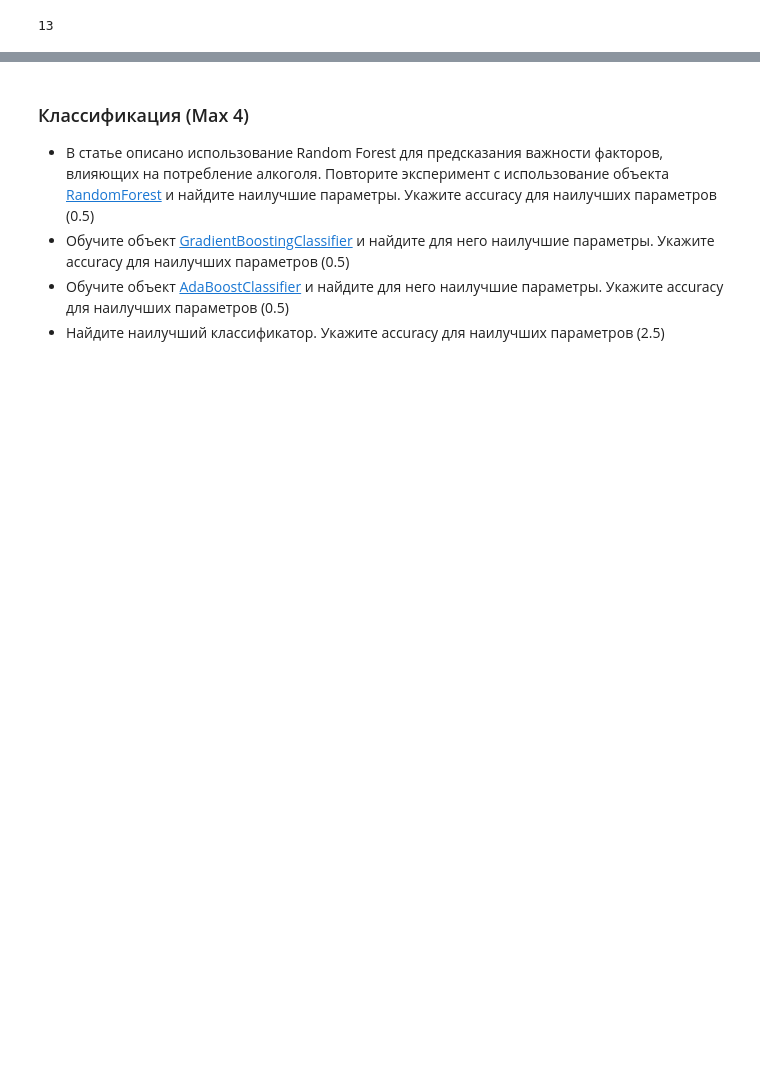
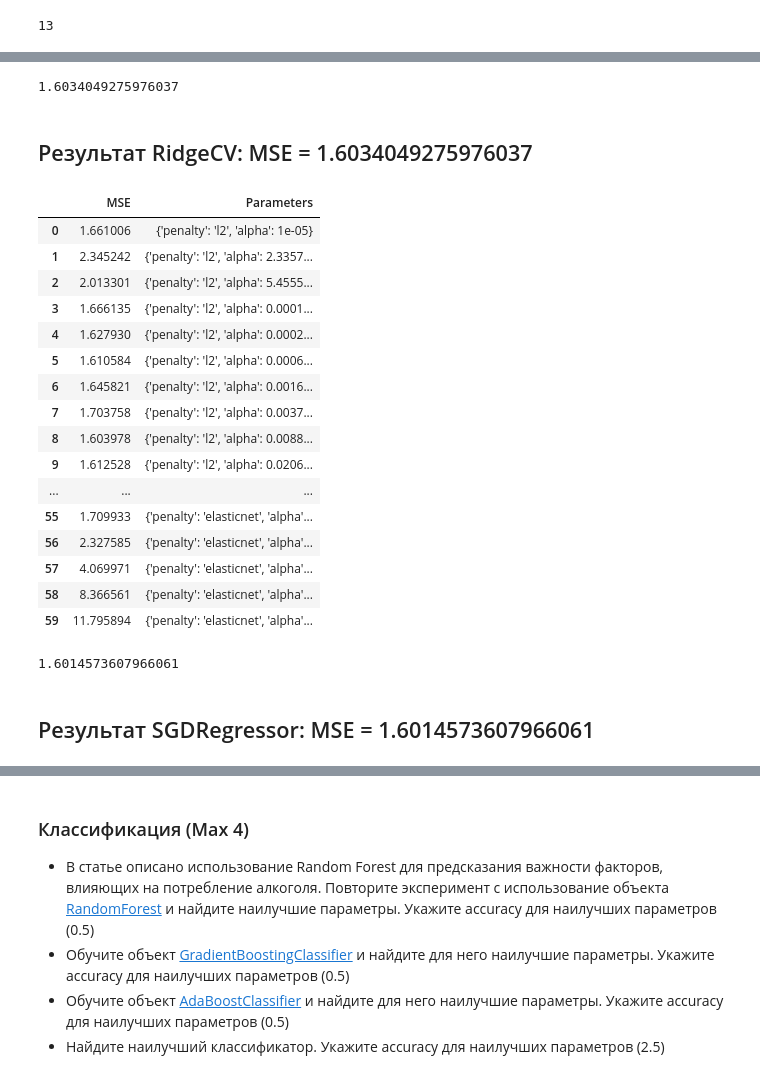
Before and after one commit to alxkornv/University-programming-projects, a Jupyter notebook: hw2 3c.ipynb, the cells around one changed output, grey strips where cells are left out. Drawn from its saved outputs; the diff is of its cells as text; code cells hidden in the pictures; blank space fills up the shorter version.

```diff
--- a/hw2 3c.ipynb
+++ b/hw2 3c.ipynb
@@ -237,0 +331,2 @@ results['R2 score'].idxmax()
+# %%
+rcv.fit(X_train,y_train)
@@ -237,0 +341,43 @@ results['R2 score'].idxmax()
+# %%
+mean_squared_error(rcv.predict(X_test),y_test)
+# %% [output]
+1.6034049275976037
+# %% [markdown]
+## Результат RidgeCV: MSE = 1.6034049275976037
+# %%
+alphas = np.logspace(-5,2,20)
+regul_ = ['l2','l1','elasticnet']
+results2 = pd.DataFrame()
+# %%
+for reg in regul_:
+    for elem in alphas:
+        sgdr = SGDRegressor(penalty=reg,alpha=elem)
+        sgdr.fit(X_train,y_train)
+        score = mean_squared_error(sgdr.predict(X_test),y_test)
+        results2 = results2.append({'Parameters':{'penalty':reg,'alpha':elem},'MSE':score},ignore_index=True)
+# %%
+results2
+# %% [output]
+|  | MSE | Parameters |
+| 0 | 1.661006 | {'penalty': 'l2', 'alpha': 1e-05} |
+| 1 | 2.345242 | {'penalty': 'l2', 'alpha': 2.3357... |
+| 2 | 2.013301 | {'penalty': 'l2', 'alpha': 5.4555... |
+| 3 | 1.666135 | {'penalty': 'l2', 'alpha': 0.0001... |
+| 4 | 1.627930 | {'penalty': 'l2', 'alpha': 0.0002... |
+| 5 | 1.610584 | {'penalty': 'l2', 'alpha': 0.0006... |
+| 6 | 1.645821 | {'penalty': 'l2', 'alpha': 0.0016... |
+| 7 | 1.703758 | {'penalty': 'l2', 'alpha': 0.0037... |
+| 8 | 1.603978 | {'penalty': 'l2', 'alpha': 0.0088... |
+| 9 | 1.612528 | {'penalty': 'l2', 'alpha': 0.0206... |
+| ... | ... | ... |
+| 55 | 1.709933 | {'penalty': 'elasticnet', 'alpha'... |
+| 56 | 2.327585 | {'penalty': 'elasticnet', 'alpha'... |
+| 57 | 4.069971 | {'penalty': 'elasticnet', 'alpha'... |
+| 58 | 8.366561 | {'penalty': 'elasticnet', 'alpha'... |
+| 59 | 11.795894 | {'penalty': 'elasticnet', 'alpha'... |
+# %%
+results2['MSE'][results2['MSE'].idxmin()]
+# %% [output]
+1.6014573607966061
+# %% [markdown]
+## Результат SGDRegressor: MSE = 1.6014573607966061
```
Also changed, not shown: parts of 48 cells of this notebook.
